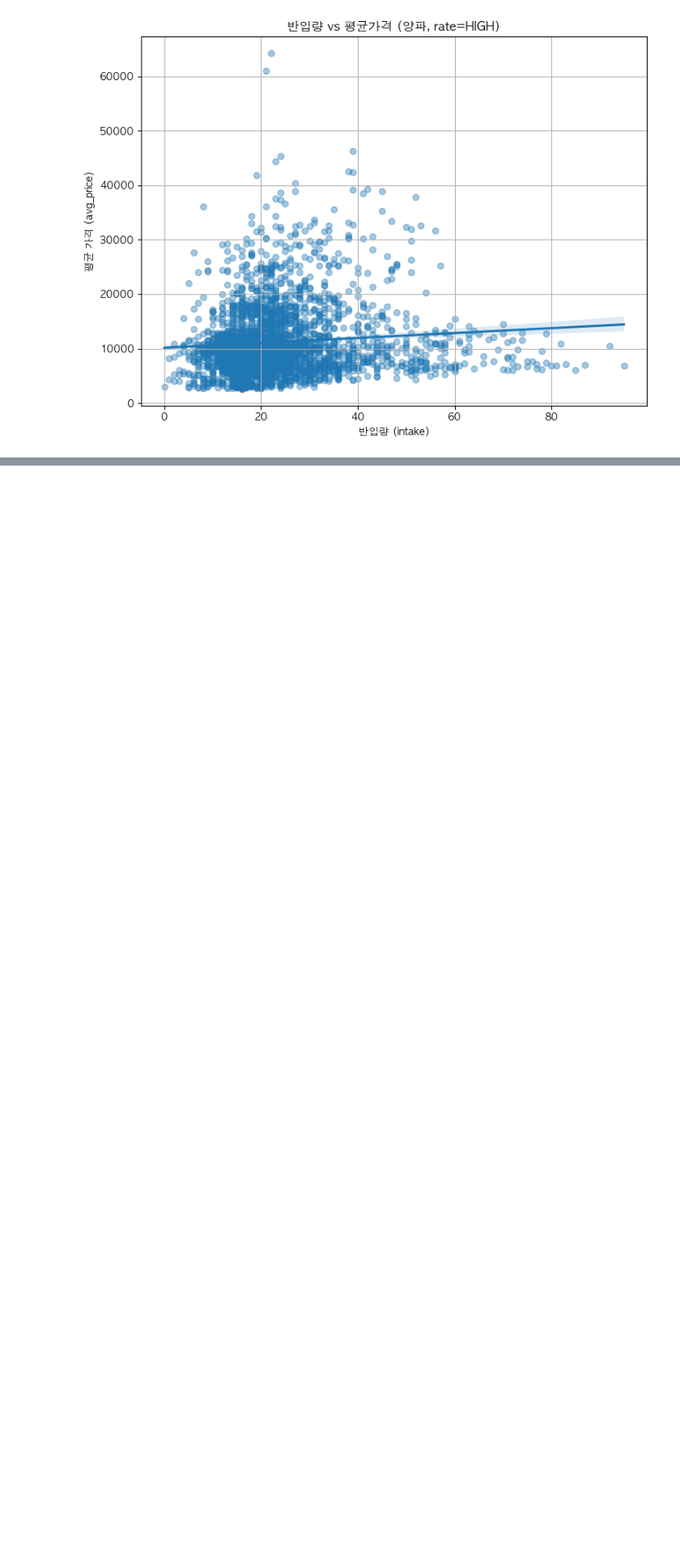
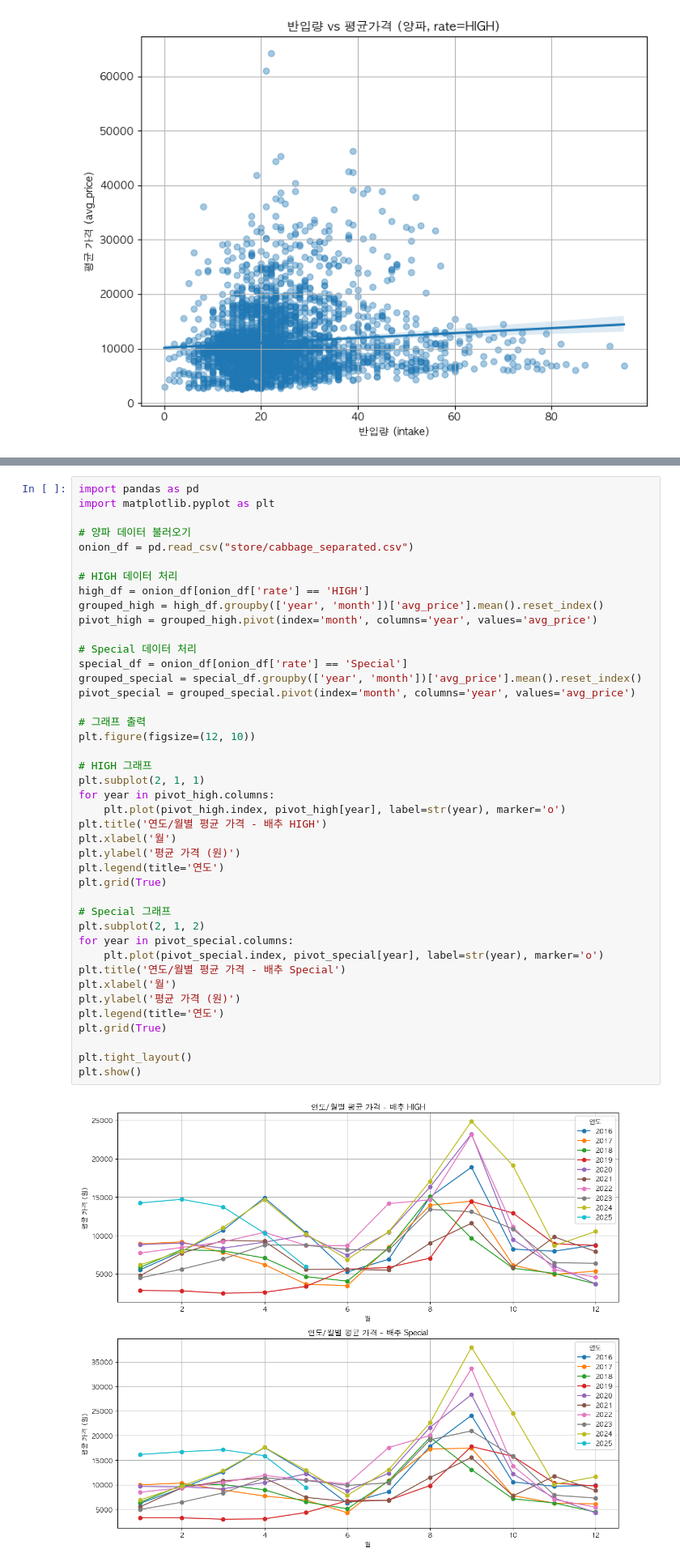
Before and after one commit to wjyi0615/Justick_AI, a Jupyter notebook: Data_250601/CabbageEDA.ipynb, the cells around one changed output, grey strips where cells are left out. Shown at 81% size. Saved outputs shown, nothing was run; the diff lists cells and outputs as text; blank space fills up the shorter version.

```diff
--- a/Data_250601/CabbageEDA.ipynb
+++ b/Data_250601/CabbageEDA.ipynb
@@ -144,0 +256,44 @@ plt.show()
+# %%
+import pandas as pd
+import matplotlib.pyplot as plt
+
+# 양파 데이터 불러오기
+onion_df = pd.read_csv("store/cabbage_separated.csv")
+
+# HIGH 데이터 처리
+high_df = onion_df[onion_df['rate'] == 'HIGH']
+grouped_high = high_df.groupby(['year', 'month'])['avg_price'].mean().reset_index()
+pivot_high = grouped_high.pivot(index='month', columns='year', values='avg_price')
+
+# Special 데이터 처리
+special_df = onion_df[onion_df['rate'] == 'Special']
+grouped_special = special_df.groupby(['year', 'month'])['avg_price'].mean().reset_index()
+pivot_special = grouped_special.pivot(index='month', columns='year', values='avg_price')
+
+# 그래프 출력
+plt.figure(figsize=(12, 10))
+
+# HIGH 그래프
+plt.subplot(2, 1, 1)
+for year in pivot_high.columns:
+    plt.plot(pivot_high.index, pivot_high[year], label=str(year), marker='o')
+plt.title('연도/월별 평균 가격 - 배추 HIGH')
+plt.xlabel('월')
+plt.ylabel('평균 가격 (원)')
+plt.legend(title='연도')
+plt.grid(True)
+
+# Special 그래프
+plt.subplot(2, 1, 2)
+for year in pivot_special.columns:
+    plt.plot(pivot_special.index, pivot_special[year], label=str(year), marker='o')
+plt.title('연도/월별 평균 가격 - 배추 Special')
+plt.xlabel('월')
+plt.ylabel('평균 가격 (원)')
+plt.legend(title='연도')
+plt.grid(True)
+
+plt.tight_layout()
+plt.show()
+# %% [output]
+[figure, added]
```
Also changed, not shown: parts of 7 cells of this notebook, 11 other files.
